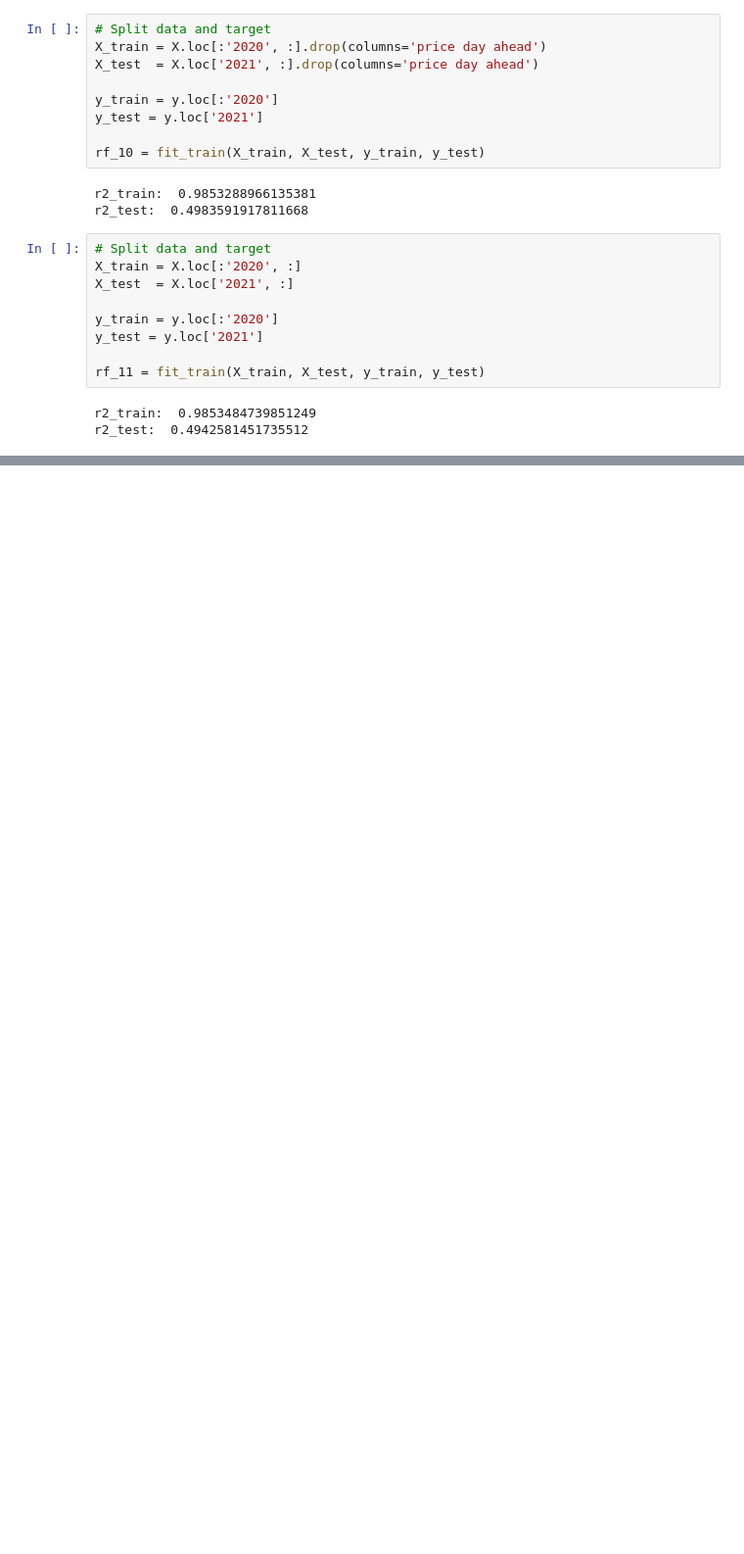
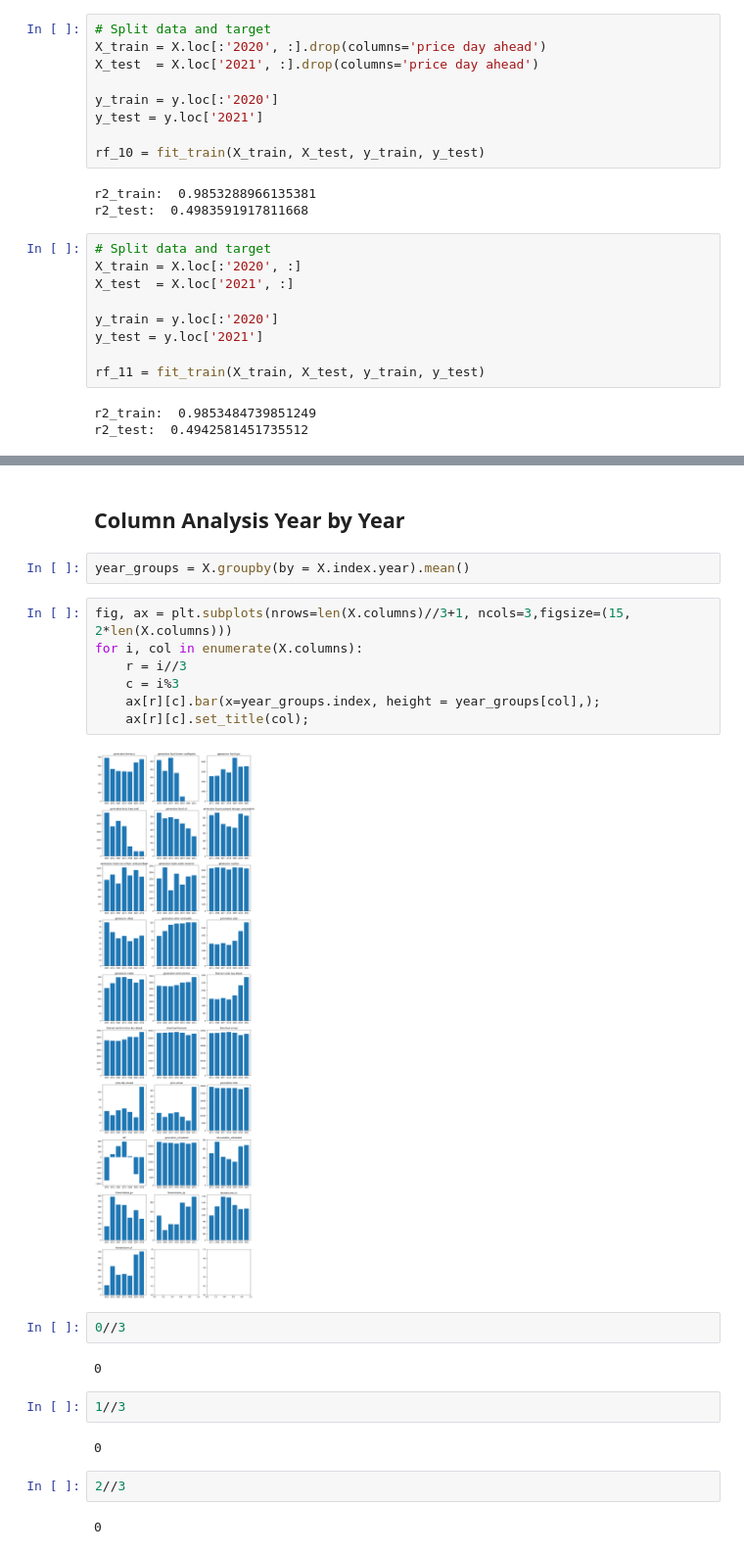
Before and after one commit to EvanHolder/Predicting-Energy-Markets-in-Spain, a Jupyter notebook: notebooks/EDA_energy.ipynb, the cells around one changed output, grey strips where cells are left out. Shown at 98% size. Drawn from its saved outputs; the diff is of its cells as text; blank space fills up the shorter version.

```diff
--- a/notebooks/EDA_energy.ipynb
+++ b/notebooks/EDA_energy.ipynb
@@ -419,0 +528,25 @@ r2_test:  0.4942581451735512
+# %% [markdown]
+## Column Analysis Year by Year
+# %%
+year_groups = X.groupby(by = X.index.year).mean()
+# %%
+fig, ax = plt.subplots(nrows=len(X.columns)//3+1, ncols=3,figsize=(15, 2*len(X.columns)))
+for i, col in enumerate(X.columns):
+    r = i//3
+    c = i%3
+    ax[r][c].bar(x=year_groups.index, height = year_groups[col],);
+    ax[r][c].set_title(col);
+# %% [output]
+[figure, added]
+# %%
+0//3
+# %% [output]
+0
+# %%
+1//3
+# %% [output]
+0
+# %%
+2//3
+# %% [output]
+0
```
Also changed, not shown: parts of 21 cells of this notebook, 5 other files.
